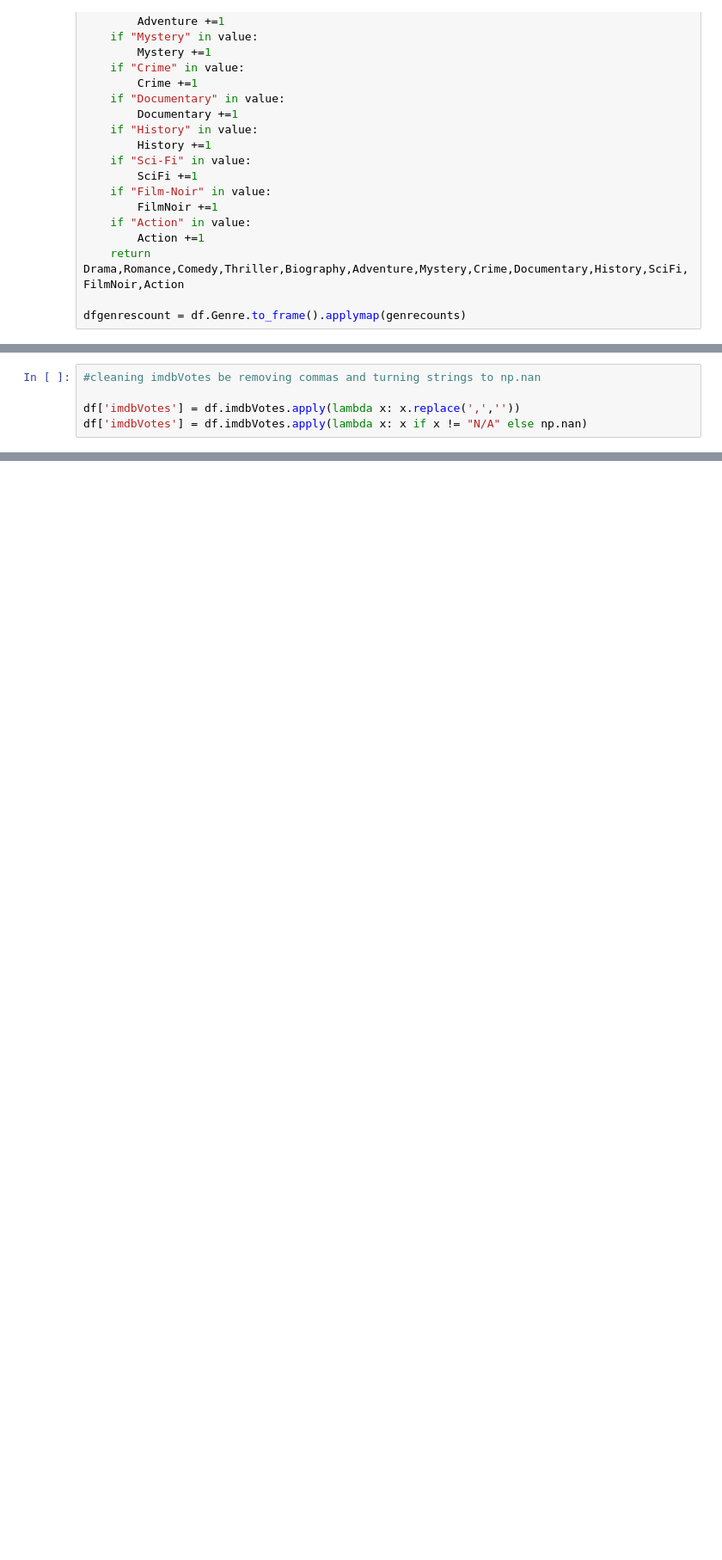
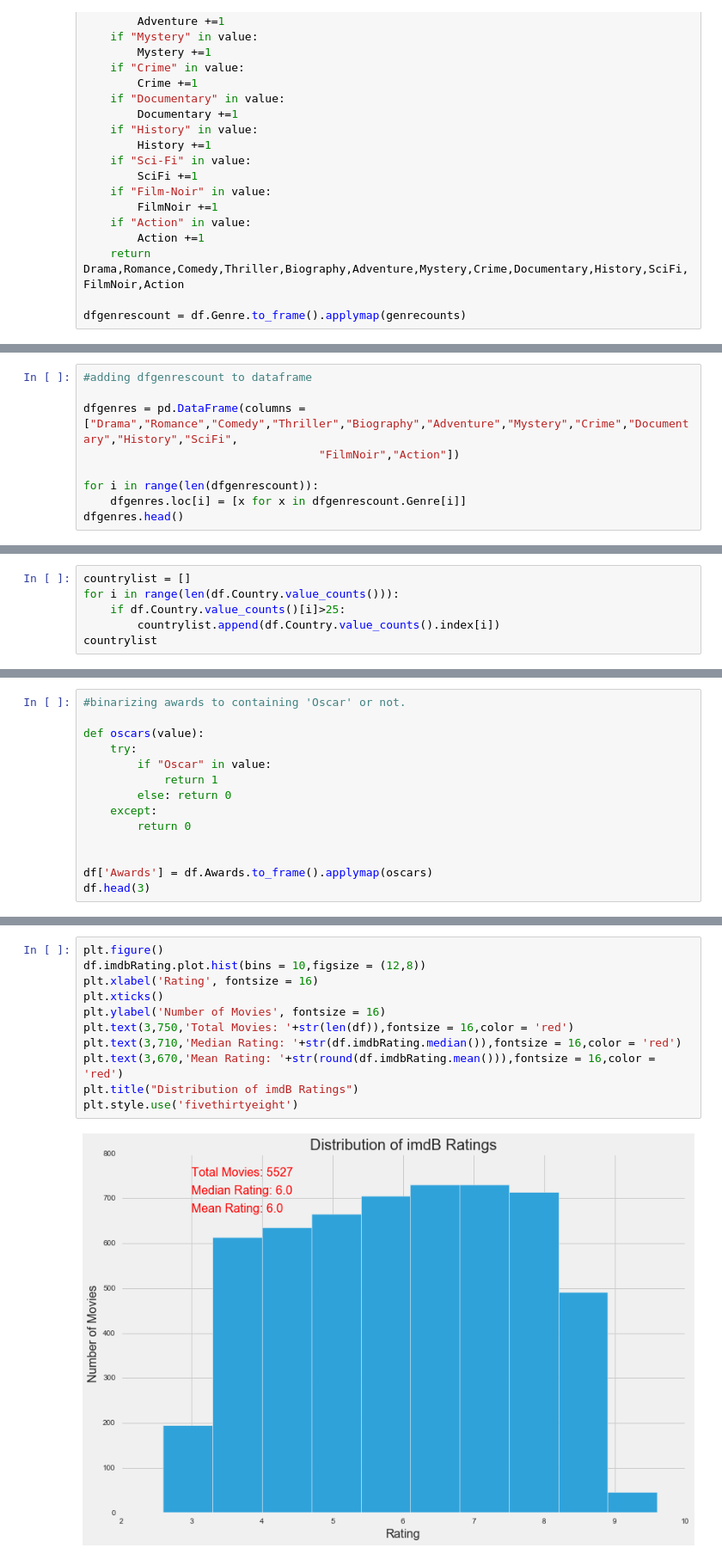
Before and after one commit to tptirrell/DSI-Projects, a Jupyter notebook: Project6.ipynb, the cells around one changed output, grey strips where cells are left out. Shown at 86% size. Drawn from its saved outputs; the diff is of its cells as text; blank space fills up the shorter version.

```diff
--- a/Project6.ipynb
+++ b/Project6.ipynb
@@ -306,5 +188,0 @@ df.set_index('Title')
-# %%
-#cleaning imdbVotes be removing commas and turning strings to np.nan
-
-df['imdbVotes'] = df.imdbVotes.apply(lambda x: x.replace(',',''))
-df['imdbVotes'] = df.imdbVotes.apply(lambda x: x if x != "N/A" else np.nan)
@@ -390,0 +198,9 @@ tree_plot(gb, gb_scores)
+# %%
+#adding dfgenrescount to dataframe
+
+dfgenres = pd.DataFrame(columns = ["Drama","Romance","Comedy","Thriller","Biography","Adventure","Mystery","Crime","Documentary","History","SciFi",
+                                   "FilmNoir","Action"])
+
+for i in range(len(dfgenrescount)):
+    dfgenres.loc[i] = [x for x in dfgenrescount.Genre[i]]
+dfgenres.head()
@@ -390,0 +222,6 @@ tree_plot(gb, gb_scores)
+# %%
+countrylist = []
+for i in range(len(df.Country.value_counts())):
+    if df.Country.value_counts()[i]>25:
+        countrylist.append(df.Country.value_counts().index[i])
+countrylist
@@ -390,0 +257,14 @@ tree_plot(gb, gb_scores)
+# %%
+#binarizing awards to containing 'Oscar' or not.
+
+def oscars(value):
+    try:
+        if "Oscar" in value:
+            return 1
+        else: return 0
+    except:
+        return 0
+
+
+df['Awards'] = df.Awards.to_frame().applymap(oscars)
+df.head(3)
@@ -390,0 +300,13 @@ tree_plot(gb, gb_scores)
+# %%
+plt.figure()
+df.imdbRating.plot.hist(bins = 10,figsize = (12,8))
+plt.xlabel('Rating', fontsize = 16)
+plt.xticks()
+plt.ylabel('Number of Movies', fontsize = 16)
+plt.text(3,750,'Total Movies: '+str(len(df)),fontsize = 16,color = 'red')
+plt.text(3,710,'Median Rating: '+str(df.imdbRating.median()),fontsize = 16,color = 'red')
+plt.text(3,670,'Mean Rating: '+str(round(df.imdbRating.mean())),fontsize = 16,color = 'red')
+plt.title("Distribution of imdB Ratings")
+plt.style.use('fivethirtyeight')
+# %% [output]
+[figure, added]
```
Also changed, not shown: parts of 89 cells of this notebook.
